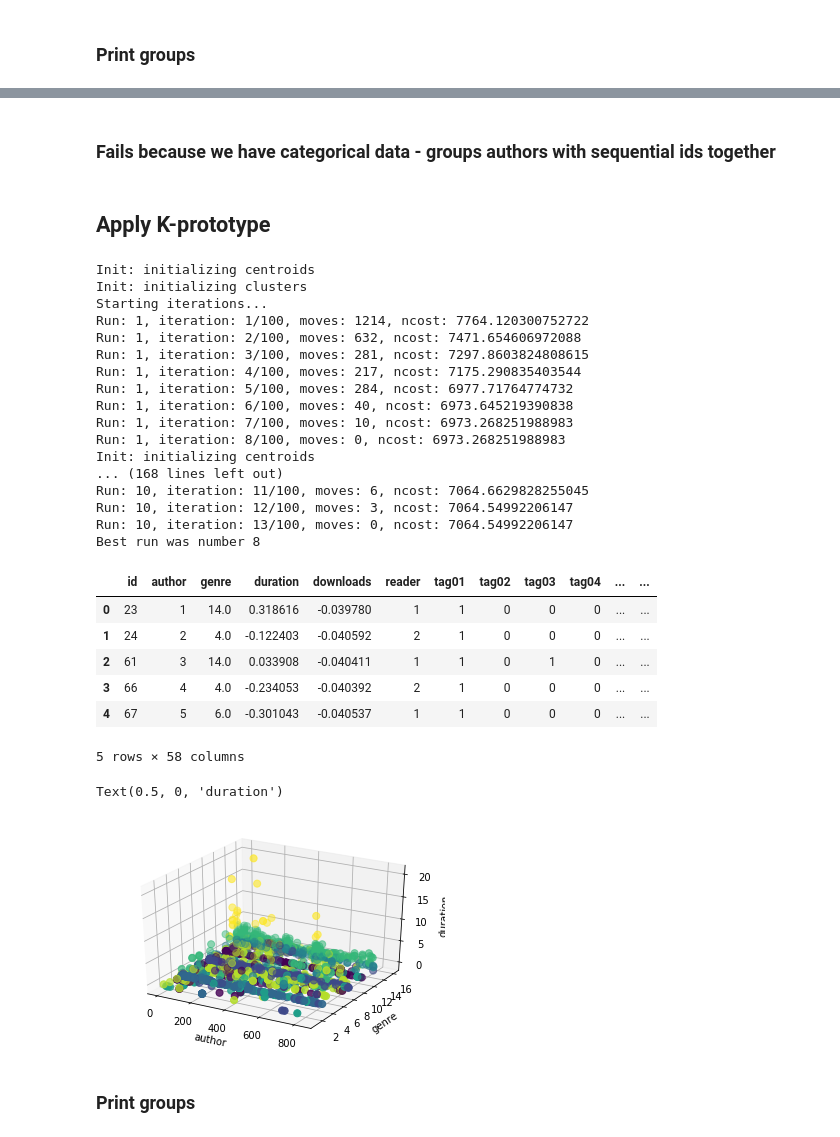
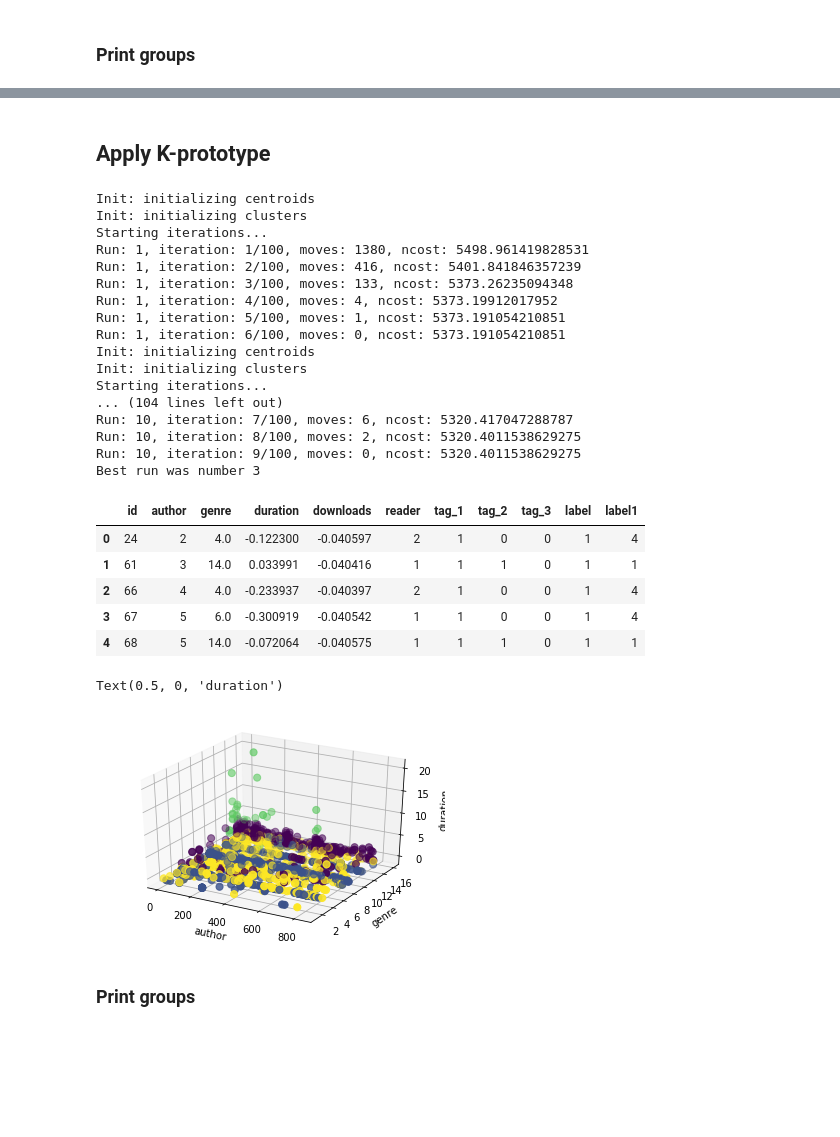
Before and after one commit to artemkv/data-science, a Jupyter notebook: 003 Similar Books/similar.ipynb, the cells around one changed output, grey strips where cells are left out. Drawn from its saved outputs; the diff is of its cells as text; code cells hidden in the pictures; blank space fills up the shorter version.

```diff
--- a/003 Similar Books/similar.ipynb
+++ b/003 Similar Books/similar.ipynb
@@ -148,7 +165,7 @@ df_scaled.head(5)
 # %%
 from sklearn.cluster import KMeans
 
-kmeans = KMeans(n_clusters=10)
-kmeans.fit(df_scaled.loc[:, 'author' : 'tag50'])
+kmeans = KMeans(n_clusters=3)
+kmeans.fit(df.loc[:, 'author' : 'tag_3'])
 # %% [output]
 KMeans(algorithm='auto', copy_x=True, init='k-means++', max_iter=300,
@@ -156,4 +173,4 @@ KMeans(algorithm='auto', copy_x=True, init='k-means++', max_iter=300,
     random_state=None, tol=0.0001, verbose=0)
 # %%
-df_scaled.loc[:,'label'] = kmeans.labels_
+df.loc[:,'label'] = kmeans.labels_
 # %%
@@ -199,56 +210,53 @@ label
 Name: id, dtype: object
-# %% [markdown]
-### Fails because we have categorical data - groups authors with sequential ids together
 # %% [markdown]
 ## Apply K-prototype
 # %%
 from kmodes.kprototypes import KPrototypes
 
-kproto = KPrototypes(n_clusters=10, init='Cao', verbose=1)
-clusters = kproto.fit_predict(df_scaled.loc[:, 'author' : 'tag50'], categorical=[0, 1, 4])
+kproto = KPrototypes(n_clusters=5, init='Cao', verbose=1)
+clusters = kproto.fit_predict(df.loc[:, 'author' : 'tag_3'], categorical=[0, 1, 4])
 # %% [output]
 Init: initializing centroids
 Init: initializing clusters
 Starting iterations...
-Run: 1, iteration: 1/100, moves: 1214, ncost: 7764.120300752722
-Run: 1, iteration: 2/100, moves: 632, ncost: 7471.654606972088
-Run: 1, iteration: 3/100, moves: 281, ncost: 7297.8603824808615
-Run: 1, iteration: 4/100, moves: 217, ncost: 7175.290835403544
-Run: 1, iteration: 5/100, moves: 284, ncost: 6977.71764774732
-Run: 1, iteration: 6/100, moves: 40, ncost: 6973.645219390838
-Run: 1, iteration: 7/100, moves: 10, ncost: 6973.268251988983
-Run: 1, iteration: 8/100, moves: 0, ncost: 6973.268251988983
+Run: 1, iteration: 1/100, moves: 1380, ncost: 5498.961419828531
+Run: 1, iteration: 2/100, moves: 416, ncost: 5401.841846357239
+Run: 1, iteration: 3/100, moves: 133, ncost: 5373.26235094348
+Run: 1, iteration: 4/100, moves: 4, ncost: 5373.19912017952
+Run: 1, iteration: 5/100, moves: 1, ncost: 5373.191054210851
+Run: 1, iteration: 6/100, moves: 0, ncost: 5373.191054210851
 Init: initializing centroids
-... (168 lines left out)
-Run: 10, iteration: 11/100, moves: 6, ncost: 7064.6629828255045
-Run: 10, iteration: 12/100, moves: 3, ncost: 7064.54992206147
-Run: 10, iteration: 13/100, moves: 0, ncost: 7064.54992206147
-Best run was number 8
+Init: initializing clusters
+Starting iterations...
+... (104 lines left out)
+Run: 10, iteration: 7/100, moves: 6, ncost: 5320.417047288787
+Run: 10, iteration: 8/100, moves: 2, ncost: 5320.4011538629275
+Run: 10, iteration: 9/100, moves: 0, ncost: 5320.4011538629275
+Best run was number 3
 # %%
-df_scaled.loc[:,'label1'] = clusters
+df.loc[:,'label1'] = clusters
 # %%
-df_scaled.head(5)
+df.head(5)
 # %% [output]
-|  | id | author | genre | duration | downloads | reader | tag01 | tag02 | tag03 | tag04 | ... | ... |
-| 0 | 23 | 1 | 14.0 | 0.318616 | -0.039780 | 1 | 1 | 0 | 0 | 0 | ... | ... |
-| 1 | 24 | 2 | 4.0 | -0.122403 | -0.040592 | 2 | 1 | 0 | 0 | 0 | ... | ... |
-| 2 | 61 | 3 | 14.0 | 0.033908 | -0.040411 | 1 | 1 | 0 | 1 | 0 | ... | ... |
-| 3 | 66 | 4 | 4.0 | -0.234053 | -0.040392 | 2 | 1 | 0 | 0 | 0 | ... | ... |
-| 4 | 67 | 5 | 6.0 | -0.301043 | -0.040537 | 1 | 1 | 0 | 0 | 0 | ... | ... |
+|  | id | author | genre | duration | downloads | reader | tag_1 | tag_2 | tag_3 | label | label1 |
+| 0 | 24 | 2 | 4.0 | -0.122300 | -0.040597 | 2 | 1 | 0 | 0 | 1 | 4 |
+| 1 | 61 | 3 | 14.0 | 0.033991 | -0.040416 | 1 | 1 | 1 | 0 | 1 | 1 |
+| 2 | 66 | 4 | 4.0 | -0.233937 | -0.040397 | 2 | 1 | 0 | 0 | 1 | 4 |
+| 3 | 67 | 5 | 6.0 | -0.300919 | -0.040542 | 1 | 1 | 0 | 0 | 1 | 4 |
+| 4 | 68 | 5 | 14.0 | -0.072064 | -0.040575 | 1 | 1 | 1 | 0 | 1 | 1 |
-5 rows × 58 columns
 # %%
 from mpl_toolkits.mplot3d import Axes3D
 
 fig = plt.figure()
 ax = fig.add_subplot(111, projection='3d')
 
-ax.scatter(df_scaled.loc[:, 'author'], df_scaled.loc[:, 'genre'], df_scaled.loc[:, 'duration'], c=df_scaled.loc[:,'label1'], s=50, cmap='viridis')
+ax.scatter(df.loc[:, 'author'], df.loc[:, 'genre'], df.loc[:, 'duration'], c=df.loc[:,'label1'], s=50, cmap='viridis')
 ax.set_xlabel('author')
 ax.set_ylabel('genre')
 ax.set_zlabel('duration')
 # %% [output]
 Text(0.5, 0, 'duration')
-[figure, old version]
+[figure, new version]
 # %% [markdown]
 ### Print groups
 # %%
```
Also changed, not shown: parts of 26 cells of this notebook, 1 other file.
